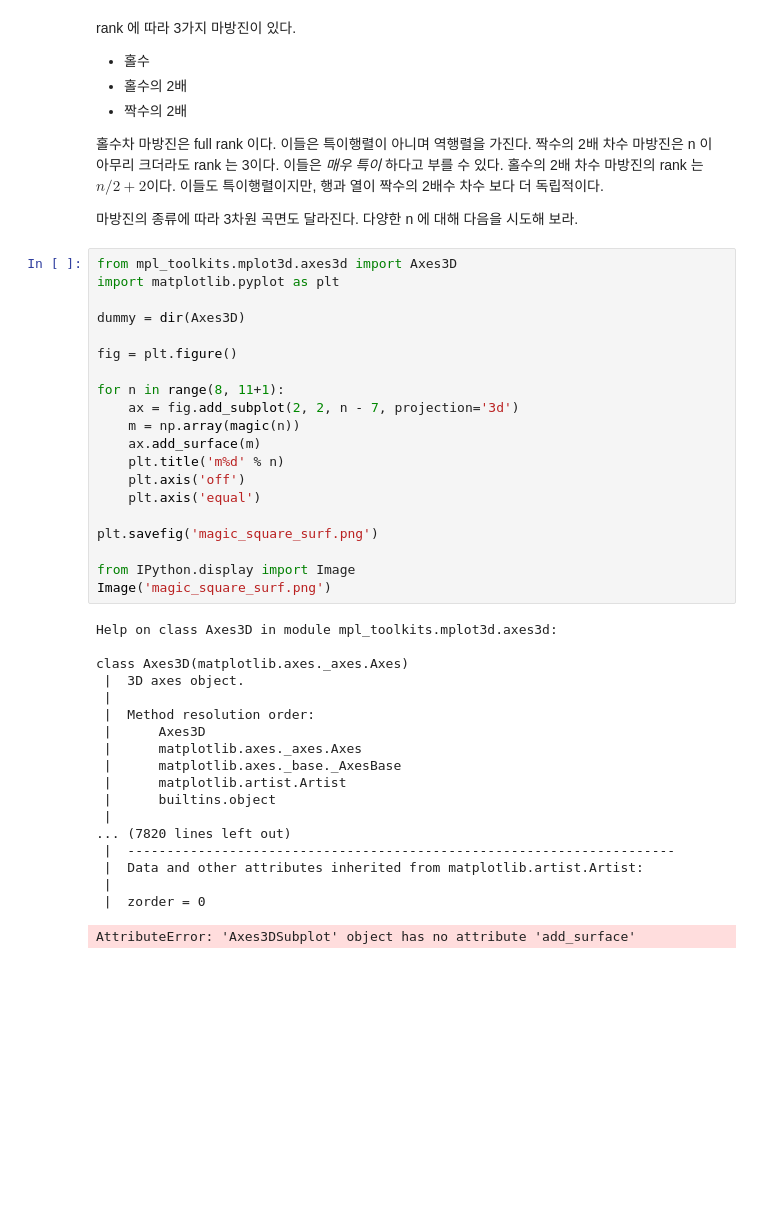
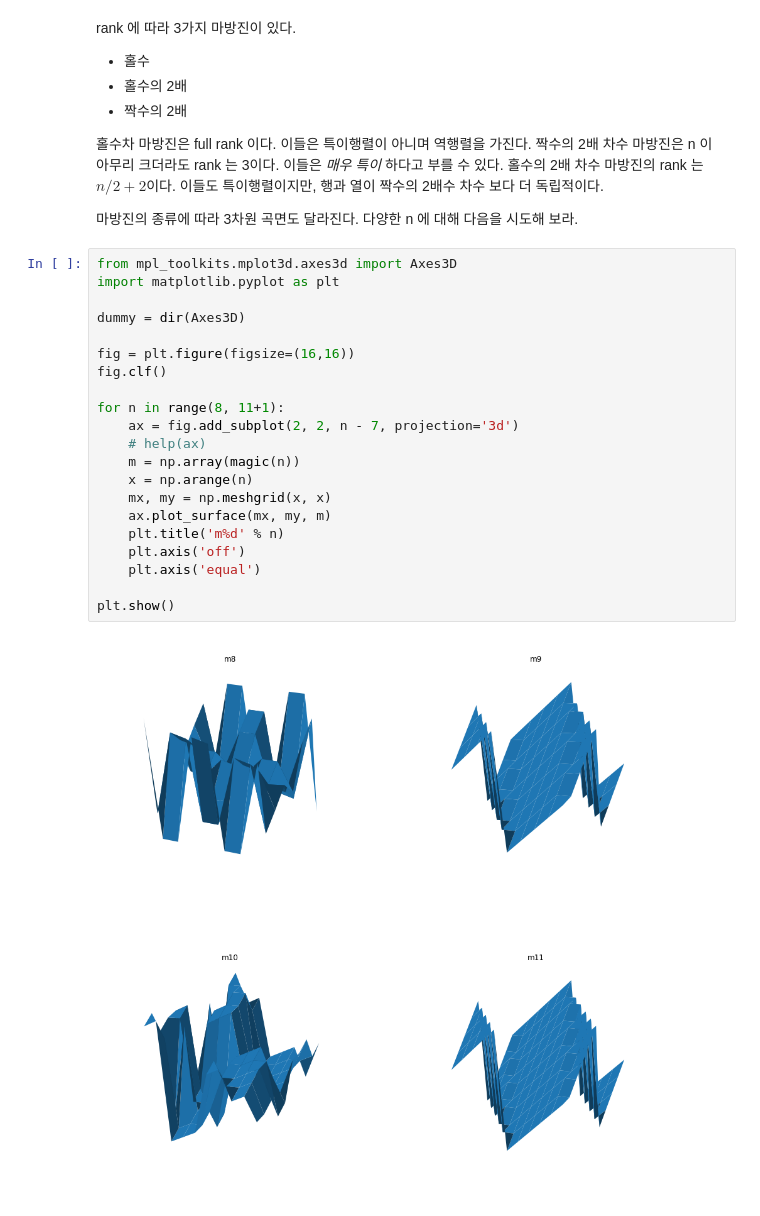
Before and after one commit to kangwonlee/17eca_ncm, a Jupyter notebook: 01_intro/01_04_magic_squares.ipynb, the cells around one changed output. Drawn from its saved outputs; the diff is of its cells as text; blank space fills up the shorter version.

Commit message:
plotted surface

```diff
--- a/01_intro/01_04_magic_squares.ipynb
+++ b/01_intro/01_04_magic_squares.ipynb
@@ -402,39 +402,23 @@ rank 에 따라 3가지 마방진이 있다.
 # %%
 from mpl_toolkits.mplot3d.axes3d import Axes3D
 import matplotlib.pyplot as plt
 
 dummy = dir(Axes3D)
 
-fig = plt.figure()
+fig = plt.figure(figsize=(16,16))
+fig.clf()
 
 for n in range(8, 11+1):
     ax = fig.add_subplot(2, 2, n - 7, projection='3d')
+    # help(ax)
     m = np.array(magic(n))
-    ax.add_surface(m)
+    x = np.arange(n)
+    mx, my = np.meshgrid(x, x)
+    ax.plot_surface(mx, my, m)
     plt.title('m%d' % n)
     plt.axis('off')
     plt.axis('equal')
 
-plt.savefig('magic_square_surf.png')
-
-from IPython.display import Image
-Image('magic_square_surf.png')
+plt.show()
 # %% [output]
-Help on class Axes3D in module mpl_toolkits.mplot3d.axes3d:
-
-class Axes3D(matplotlib.axes._axes.Axes)
- |  3D axes object.
- |
- |  Method resolution order:
- |      Axes3D
- |      matplotlib.axes._axes.Axes
- |      matplotlib.axes._base._AxesBase
- |      matplotlib.artist.Artist
- |      builtins.object
- |
-... (7820 lines left out)
- |  ----------------------------------------------------------------------
- |  Data and other attributes inherited from matplotlib.artist.Artist:
- |
- |  zorder = 0
-AttributeError: 'Axes3DSubplot' object has no attribute 'add_surface'
+[figure, added]
```
Also changed, not shown: parts of 1 cell of this notebook.
